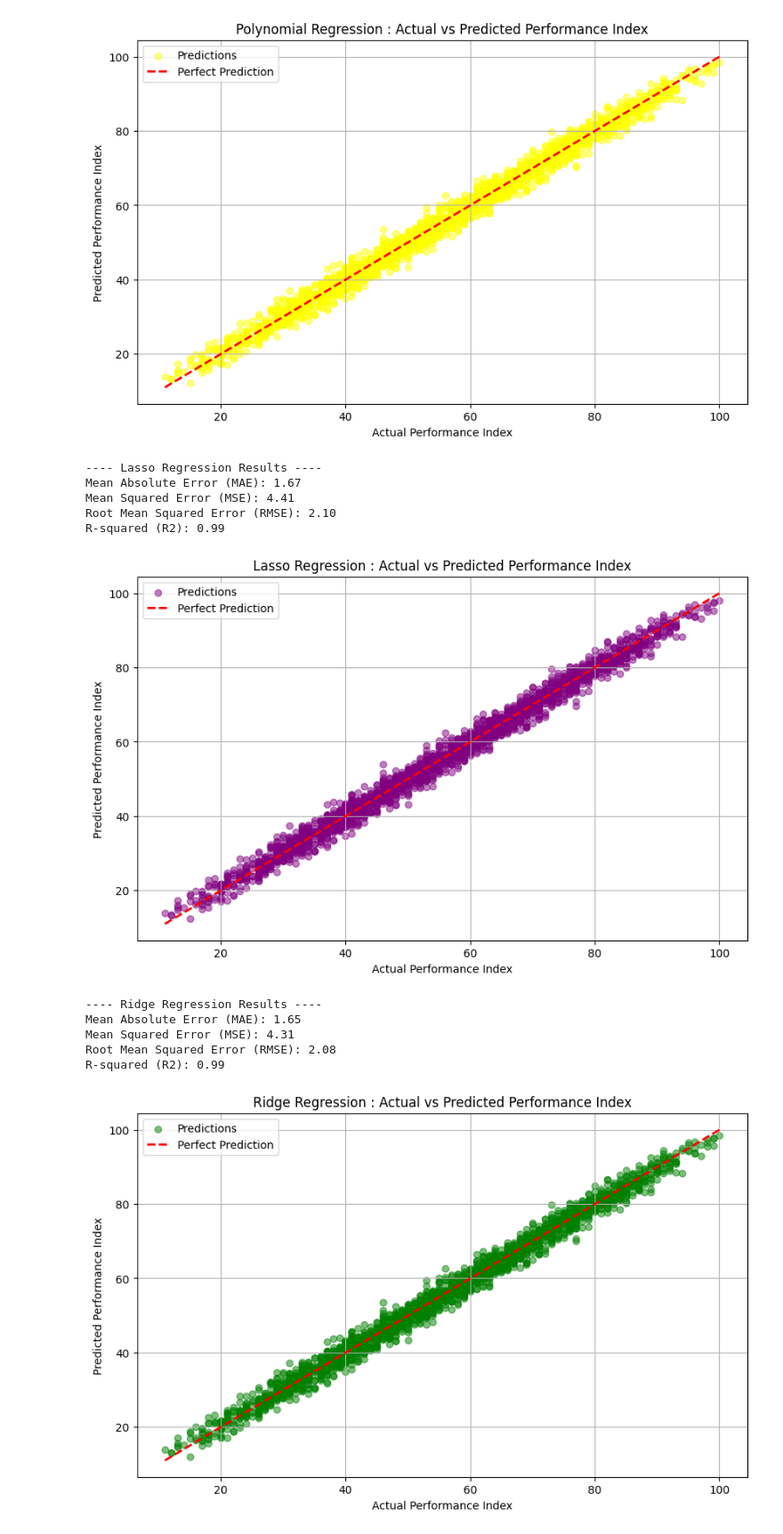
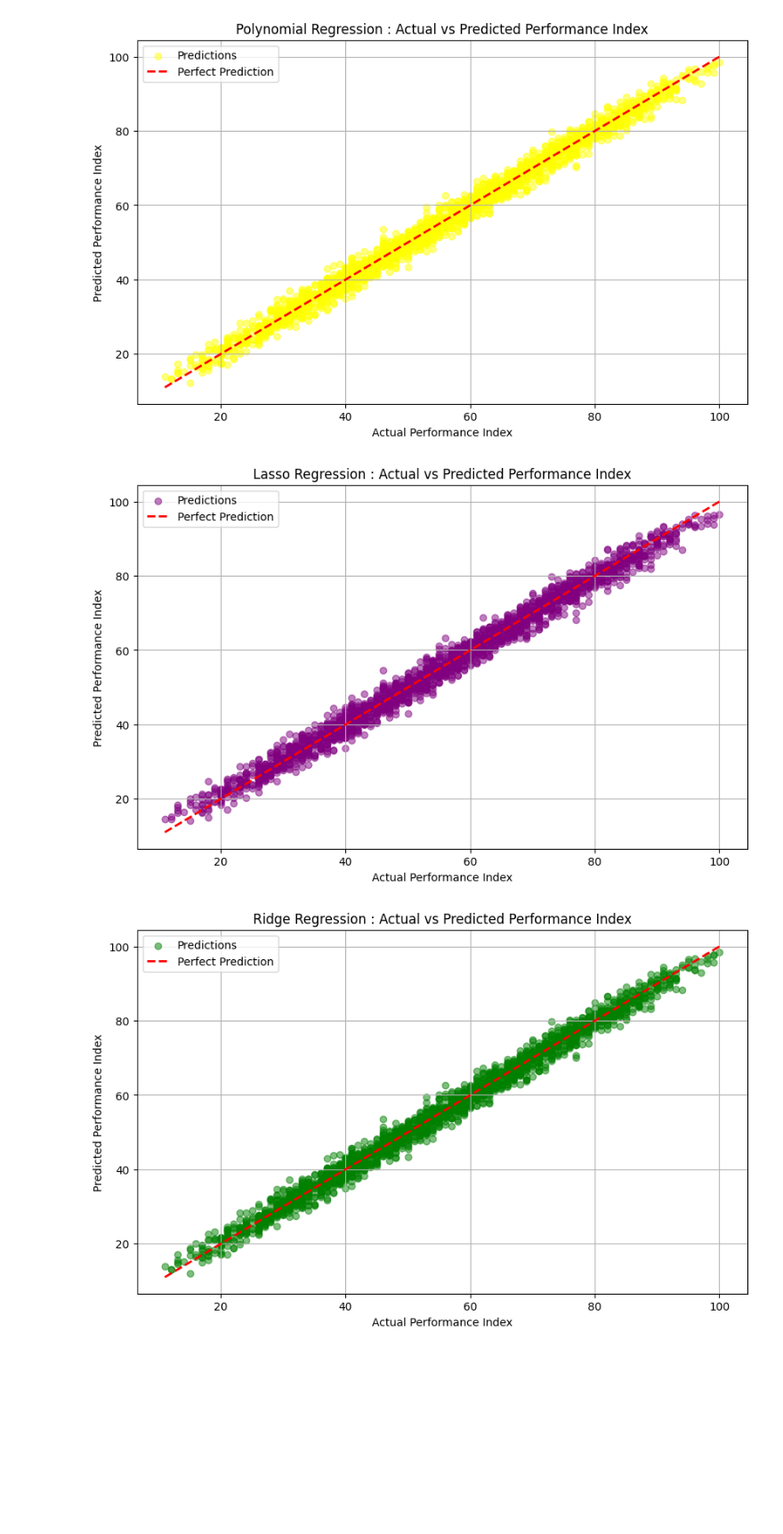
Before and after one commit to khoulaCode/machine-learning-code-orbit, a Jupyter notebook: team_members/from_sulaiman/student_performance.ipynb, the cells around one changed output. Shown at 89% size. Drawn from its saved outputs; the diff is of its cells as text; code cells hidden in the pictures; blank space fills up the shorter version.

```diff
--- a/team_members/from_sulaiman/student_performance.ipynb
+++ b/team_members/from_sulaiman/student_performance.ipynb
@@ -316,76 +292,19 @@ plt.grid(True)
 plt.show()
 # %% [output]
 [figure]
-# %%
-from sklearn.linear_model import Lasso
-
-lasso_model = Lasso(alpha=0.1)
-
-
-lasso_model.fit(X_train, y_train)
-
-
-y_pred_lasso = lasso_model.predict(X_test)
-
-
-mae_lasso = mean_absolute_error(y_test, y_pred_lasso)
-mse_lasso = mean_squared_error(y_test, y_pred_lasso)
-rmse_lasso = np.sqrt(mse_lasso)
-r2_lasso = r2_score(y_test, y_pred_lasso)
-
-print("\n---- Lasso Regression Results ----")
-print(f"Mean Absolute Error (MAE): {mae_lasso:.2f}")
-print(f"Mean Squared Error (MSE): {mse_lasso:.2f}")
-print(f"Root Mean Squared Error (RMSE): {rmse_lasso:.2f}")
-print(f"R-squared (R2): {r2_lasso:.2f}")
-# %% [output]
----- Lasso Regression Results ----
-Mean Absolute Error (MAE): 1.67
-Mean Squared Error (MSE): 4.41
-Root Mean Squared Error (RMSE): 2.10
-R-squared (R2): 0.99
 # %%
 plt.figure(figsize=(10, 6))
-plt.scatter(y_test, y_pred_lasso, color='purple', alpha=0.5, label='Predictions')
+plt.scatter(y_test, y_lasso_predict, color='purple', alpha=0.5, label='Predictions')
 plt.plot([y_test.min(), y_test.max()], [y_test.min(), y_test.max()],
          color='red', linestyle='--', linewidth=2, label='Perfect Prediction')
 
 plt.xlabel("Actual Performance Index")
 plt.ylabel("Predicted Performance Index")
 plt.title("Lasso Regression : Actual vs Predicted Performance Index")
 plt.legend()
 plt.grid(True)
 plt.show()
 # %% [output]
-[figure, old version]
+[figure, new version]
-# %%
-from sklearn.linear_model import Ridge
-
-
-ridge_model = Ridge(alpha=1.0)
-
-
-ridge_model.fit(X_train, y_train)
-
-
-y_pred_ridge = ridge_model.predict(X_test)
-
-
-mae_ridge = mean_absolute_error(y_test, y_pred_ridge)
-mse_ridge = mean_squared_error(y_test, y_pred_ridge)
-rmse_ridge = np.sqrt(mse_ridge)
-r2_ridge = r2_score(y_test, y_pred_ridge)
-
-print("\n---- Ridge Regression Results ----")
-print(f"Mean Absolute Error (MAE): {mae_ridge:.2f}")
-print(f"Mean Squared Error (MSE): {mse_ridge:.2f}")
-print(f"Root Mean Squared Error (RMSE): {rmse_ridge:.2f}")
-print(f"R-squared (R2): {r2_ridge:.2f}")
-# %% [output]
----- Ridge Regression Results ----
-Mean Absolute Error (MAE): 1.65
-Mean Squared Error (MSE): 4.31
-Root Mean Squared Error (RMSE): 2.08
-R-squared (R2): 0.99
 # %%
 plt.figure(figsize=(10, 6))
```
Also changed, not shown: parts of 10 cells of this notebook.
